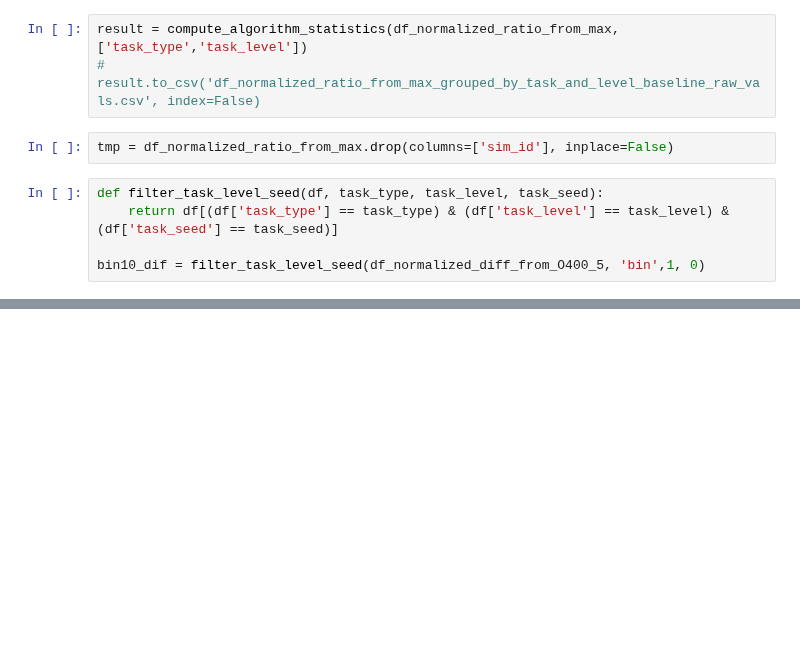
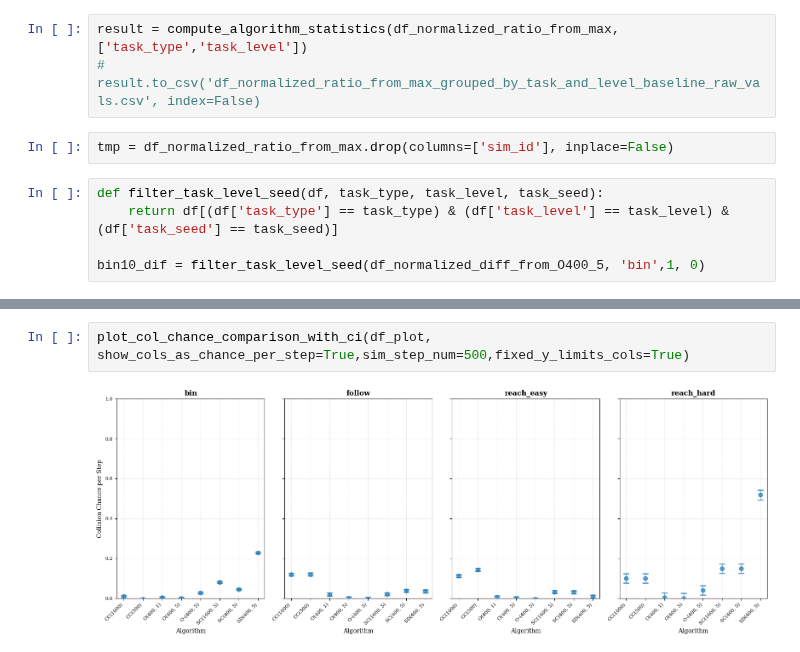
Before and after one commit to Dan7171/rl_for_curobo, a Jupyter notebook: projects_root/experiments/analysis_1409_from_csv.ipynb, the cells around one changed output, grey strips where cells are left out. Cells and saved outputs as stored; diff of their text form; blank space fills up the shorter version.

```diff
--- a/projects_root/experiments/analysis_1409_from_csv.ipynb
+++ b/projects_root/experiments/analysis_1409_from_csv.ipynb
@@ -291,0 +519,4 @@ bin50_ratio
+# %%
+plot_col_chance_comparison_with_ci(df_plot, show_cols_as_chance_per_step=True,sim_step_num=500,fixed_y_limits_cols=True)
+# %% [output]
+[figure, added]
```
Also changed, not shown: parts of 7 cells of this notebook, 1 other file.
